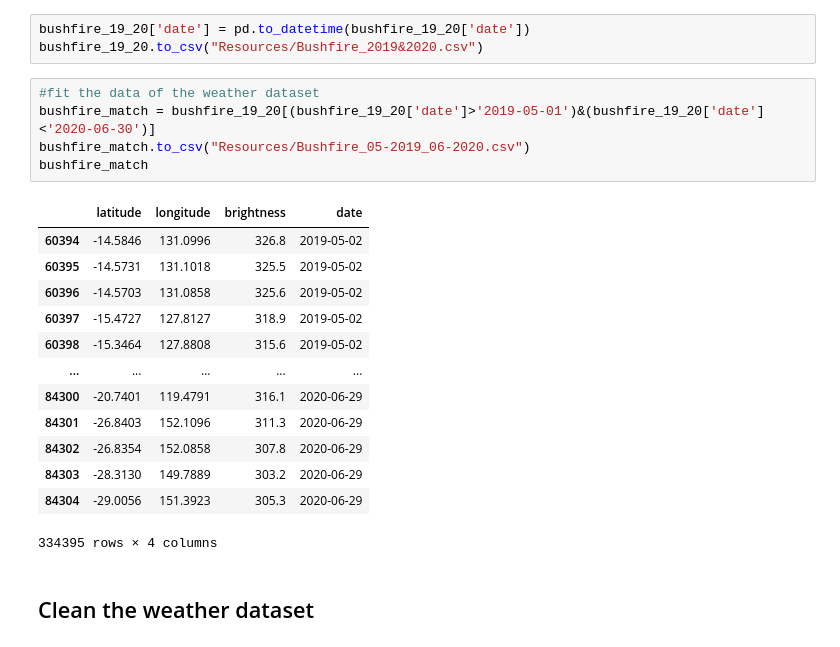
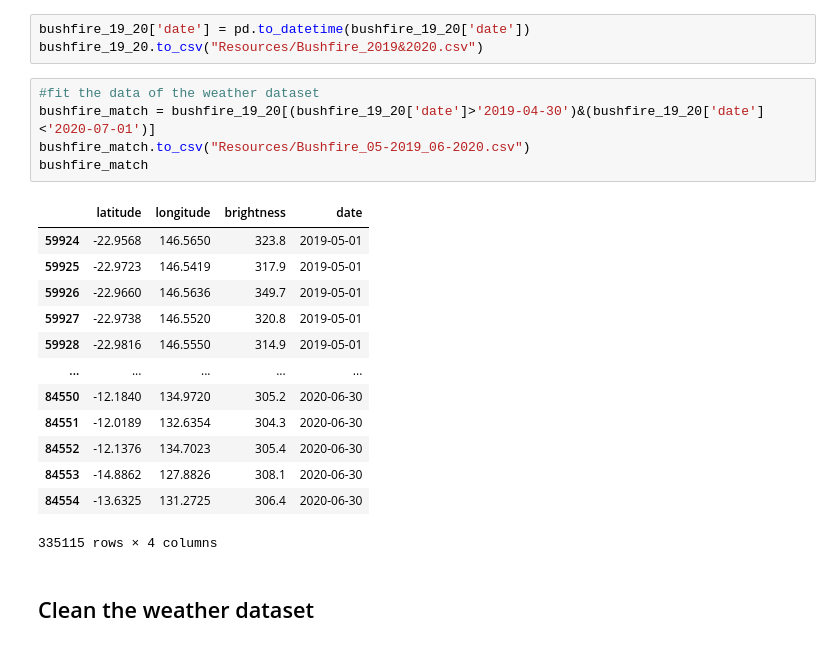
Before and after one commit to 22OVERSooN/Australian_Bushfire_Analysis, a Jupyter notebook: data_cleansing.ipynb, the cells around one changed output. Saved outputs shown, nothing was run; the diff lists cells and outputs as text.

```diff
--- a/data_cleansing.ipynb
+++ b/data_cleansing.ipynb
@@ -106,23 +106,23 @@ bushfire_19_20['date'] = pd.to_datetime(bushfire_19_20['date'])
 bushfire_19_20.to_csv("Resources/Bushfire_2019&2020.csv")
 # %%
 #fit the data of the weather dataset
-bushfire_match = bushfire_19_20[(bushfire_19_20['date']>'2019-05-01')&(bushfire_19_20['date']<'2020-06-30')]
+bushfire_match = bushfire_19_20[(bushfire_19_20['date']>'2019-04-30')&(bushfire_19_20['date']<'2020-07-01')]
 bushfire_match.to_csv("Resources/Bushfire_05-2019_06-2020.csv")
 bushfire_match
 # %% [output]
 |  | latitude | longitude | brightness | date |
-| 60394 | -14.5846 | 131.0996 | 326.8 | 2019-05-02 |
-| 60395 | -14.5731 | 131.1018 | 325.5 | 2019-05-02 |
-| 60396 | -14.5703 | 131.0858 | 325.6 | 2019-05-02 |
-| 60397 | -15.4727 | 127.8127 | 318.9 | 2019-05-02 |
-| 60398 | -15.3464 | 127.8808 | 315.6 | 2019-05-02 |
+| 59924 | -22.9568 | 146.5650 | 323.8 | 2019-05-01 |
+| 59925 | -22.9723 | 146.5419 | 317.9 | 2019-05-01 |
+| 59926 | -22.9660 | 146.5636 | 349.7 | 2019-05-01 |
+| 59927 | -22.9738 | 146.5520 | 320.8 | 2019-05-01 |
+| 59928 | -22.9816 | 146.5550 | 314.9 | 2019-05-01 |
 | ... | ... | ... | ... | ... |
-| 84300 | -20.7401 | 119.4791 | 316.1 | 2020-06-29 |
-| 84301 | -26.8403 | 152.1096 | 311.3 | 2020-06-29 |
-| 84302 | -26.8354 | 152.0858 | 307.8 | 2020-06-29 |
-| 84303 | -28.3130 | 149.7889 | 303.2 | 2020-06-29 |
-| 84304 | -29.0056 | 151.3923 | 305.3 | 2020-06-29 |
+| 84550 | -12.1840 | 134.9720 | 305.2 | 2020-06-30 |
+| 84551 | -12.0189 | 132.6354 | 304.3 | 2020-06-30 |
+| 84552 | -12.1376 | 134.7023 | 305.4 | 2020-06-30 |
+| 84553 | -14.8862 | 127.8826 | 308.1 | 2020-06-30 |
+| 84554 | -13.6325 | 131.2725 | 306.4 | 2020-06-30 |
-334395 rows × 4 columns
+335115 rows × 4 columns
 # %% [markdown]
 ## Clean the weather dataset
 # %%
```
Also changed, not shown: 1 other file.
